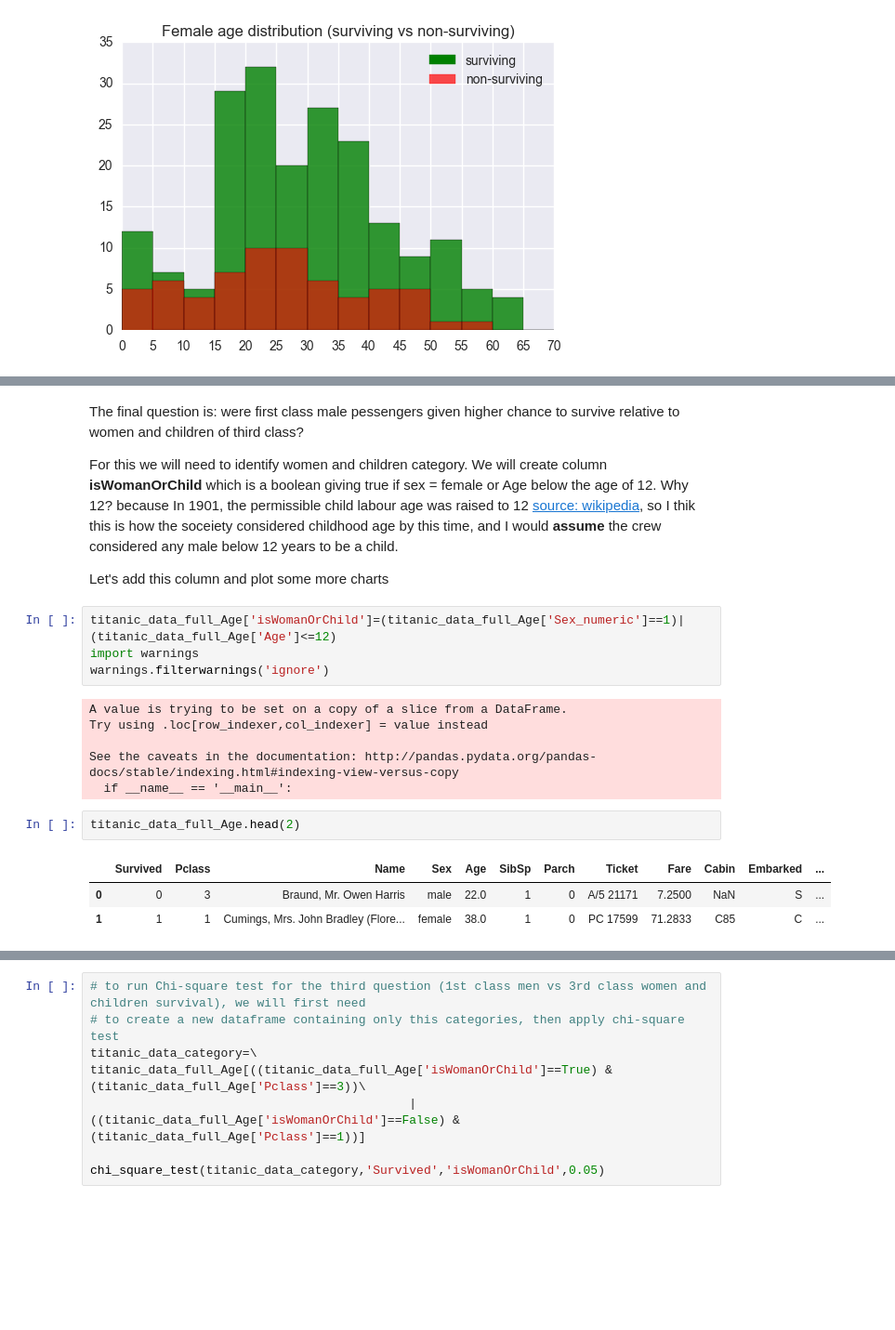
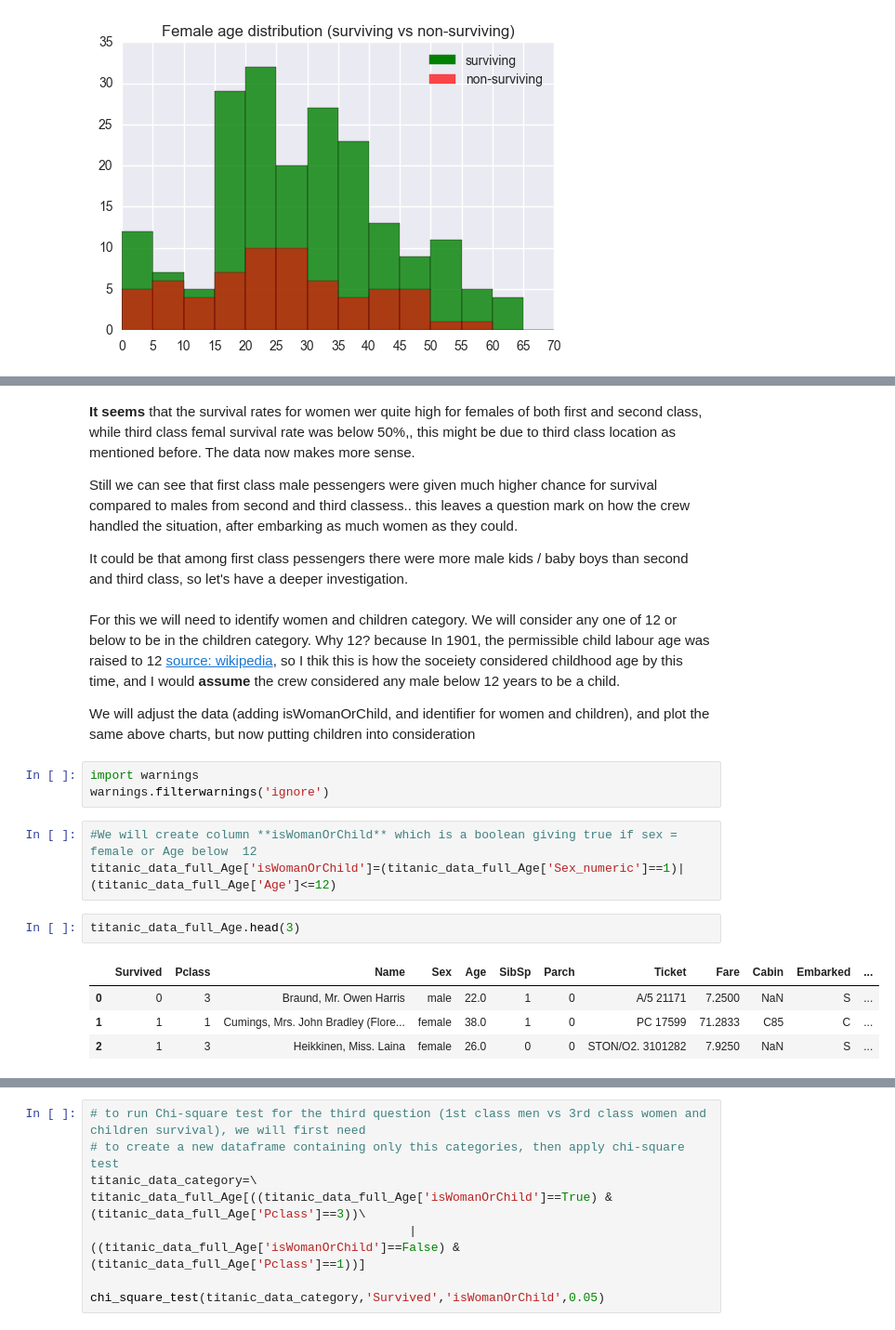
Before and after one commit to Mahmoud-AbouZeid/Lessons-From-Titanic, a Jupyter notebook: The Sinking of RMS Titanic.ipynb, the cells around one changed output, grey strips where cells are left out. Shown at 93% size. Cells and saved outputs as stored; diff of their text form; blank space fills up the shorter version.

Commit message:
Cleaning the data, and modifying intro/content to be more presentable

```diff
--- a/The Sinking of RMS Titanic.ipynb
+++ b/The Sinking of RMS Titanic.ipynb
@@ -283,22 +304,23 @@ on the other hand, it seems for women that first and second plass pessengers wer
+# %% [markdown]
+**It seems** that the survival rates for women wer quite high for females of both first and second class, while third class femal survival rate was below 50%,, this might be due to third class location as mentioned before. The data now makes more sense.
+
+Still we can see that first class male pessengers were given much higher chance for survival compared to males from second and third classess.. this leaves a question mark on how the crew handled the situation, after embarking as much women as they could.
+
+It could be that among first class pessengers there were more male kids / baby boys than second and third class, so let's have a deeper investigation.
 # %% [markdown]
-The final question is: were first class male pessengers given higher chance to survive relative to women and children of third class?
+For this we will need to identify women and children category. We will consider any one of 12 or below to be in the children category. Why 12? because In 1901, the permissible child labour age was raised to 12 [source: wikipedia](https://en.wikipedia.org/wiki/History_of_childhood#Children.27s_rights_under_the_law), so I thik this is how the soceiety considered childhood age by this time, and I would **assume** the crew considered any male below 12 years to be a child.
 
-For this we will need to identify women and children category. We will create column **isWomanOrChild** which is a boolean giving true if sex = female or Age below the age of 12. Why 12? because In 1901, the permissible child labour age was raised to 12 [source: wikipedia](https://en.wikipedia.org/wiki/History_of_childhood#Children.27s_rights_under_the_law), so I thik this is how the soceiety considered childhood age by this time, and I would **assume** the crew considered any male below 12 years to be a child.
-
-Let's add this column and plot some more charts
+We will adjust the data (adding isWomanOrChild, and identifier for women and children), and plot the same above charts, but now putting children into consideration
-# %%
-titanic_data_full_Age['isWomanOrChild']=(titanic_data_full_Age['Sex_numeric']==1)|(titanic_data_full_Age['Age']<=12)
-import warnings
-warnings.filterwarnings('ignore')
-# %% [output]
-A value is trying to be set on a copy of a slice from a DataFrame.
-Try using .loc[row_indexer,col_indexer] = value instead
-
-See the caveats in the documentation: http://pandas.pydata.org/pandas-docs/stable/indexing.html#indexing-view-versus-copy
-  if __name__ == '__main__':
+# %%
+import warnings
+warnings.filterwarnings('ignore')
+# %%
+#We will create column **isWomanOrChild** which is a boolean giving true if sex = female or Age below  12
+titanic_data_full_Age['isWomanOrChild']=(titanic_data_full_Age['Sex_numeric']==1)|(titanic_data_full_Age['Age']<=12)
 # %%
-titanic_data_full_Age.head(2)
+titanic_data_full_Age.head(3)
 # %% [output]
 |  | Survived | Pclass | Name | Sex | Age | SibSp | Parch | Ticket | Fare | Cabin | Embarked | ... |
 | 0 | 0 | 3 | Braund, Mr. Owen Harris | male | 22.0 | 1 | 0 | A/5 21171 | 7.2500 | NaN | S | ... |
 | 1 | 1 | 1 | Cumings, Mrs. John Bradley (Flore... | female | 38.0 | 1 | 0 | PC 17599 | 71.2833 | C85 | C | ... |
+| 2 | 1 | 3 | Heikkinen, Miss. Laina | female | 26.0 | 0 | 0 | STON/O2. 3101282 | 7.9250 | NaN | S | ... |
```
Also changed, not shown: parts of 41 cells of this notebook.
